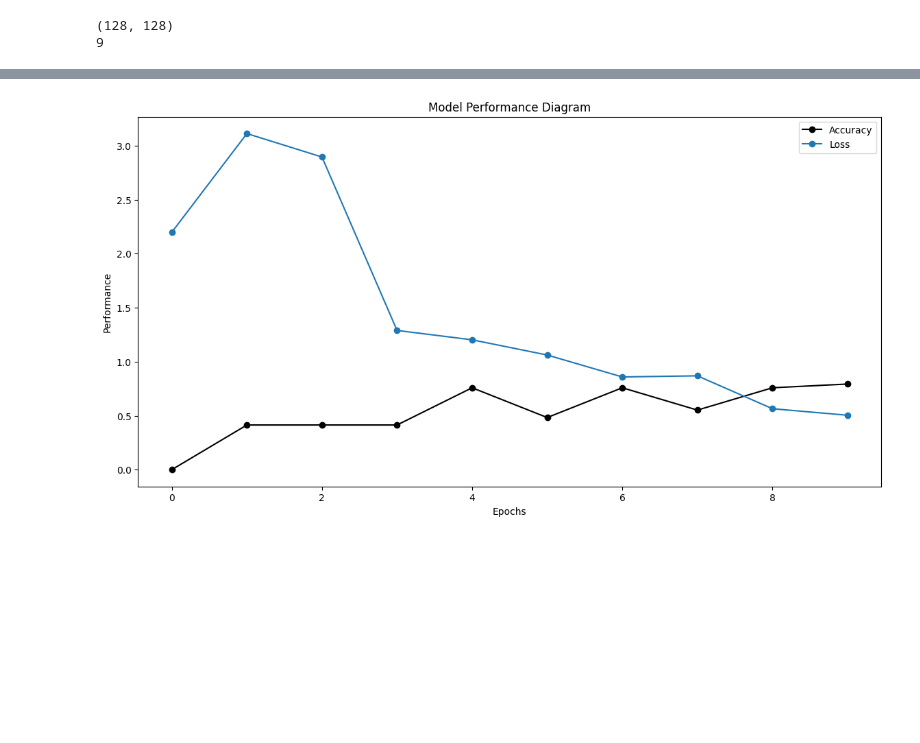
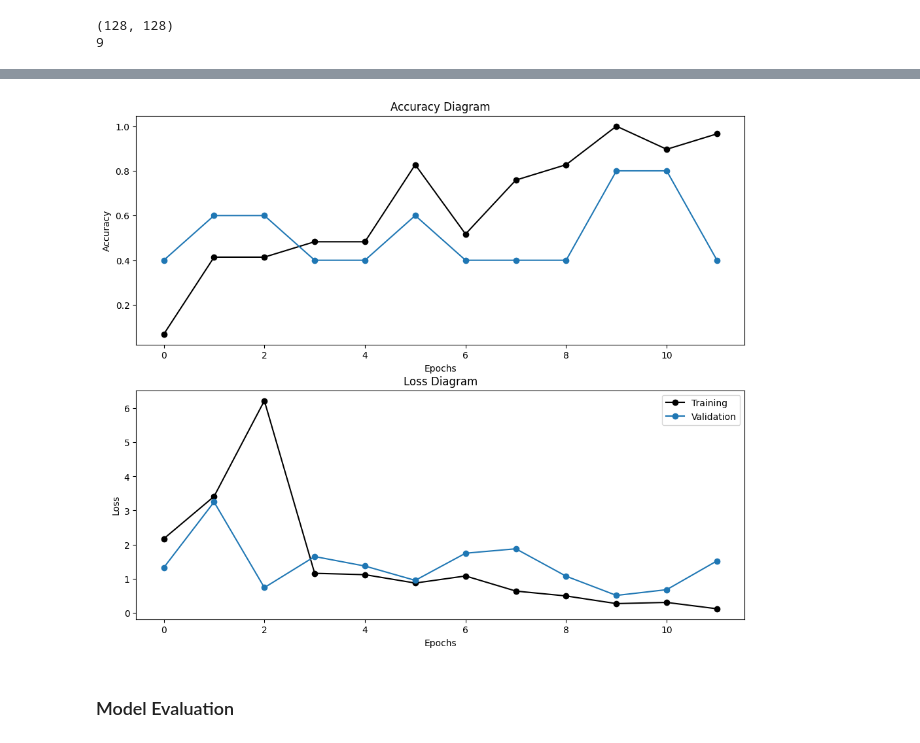
Before and after one commit to mian-adoan98/MLP_Mobile_Phone_Classification, a Jupyter notebook: notebooks/model_development.ipynb, the cells around one changed output, grey strips where cells are left out. Drawn from its saved outputs; the diff is of its cells as text; code cells hidden in the pictures; blank space fills up the shorter version.

```diff
--- a/notebooks/model_development.ipynb
+++ b/notebooks/model_development.ipynb
@@ -177,7 +178,7 @@ def convolutional_neural_network(num_labels):
 cnn_model = convolutional_neural_network(len(class_names))
 # %%
 # train the cnn model
-epochs = 10
+epochs = 12
 model_history = cnn_model.fit(train_ds,
                               validation_data=val_ds,
                               epochs=epochs)
@@ -205,25 +203,34 @@ Epoch 10/10
 # %%
 # define function --> visualise the accuracy and validation of the model
-def model_performance_vis(epochs, acc, loss):
-  plt.figure(figsize=(14, 7))
+def model_performance_vis(epochs, train, validation,target ,ax):
+  # plt.figure(figsize=(14, 7))
   # plot graph for determining accuracy and loss
-  plt.plot(epochs, acc, "o-"  ,label="Accuracy", color="black")
-  plt.plot(epochs, loss, "o-",label="Loss", )
+  ax.plot(epochs, train, "o-"  ,label="Training", color="black")
+  ax.plot(epochs, validation, "o-",label="Validation")
 
   # add graph details
-  plt.xlabel("Epochs")
-  plt.ylabel("Performance")
+  ax.set_xlabel("Epochs")
+  ax.set_ylabel(target)
 
-  plt.title("Model Performance Diagram")
+  ax.set_title(f"{target} Diagram")
   plt.legend()
 
-  plt.show()
+  return ax
 # %%
 # visualise model's performance
+fig, graph = plt.subplots(2,1, figsize=(12, 10))
+# training set
 num_epochs = model_history.epoch
 train_acc = model_history.history["accuracy"]
 train_loss = model_history.history["loss"]
 
-model_performance_vis(num_epochs, train_acc, train_loss)
+# validation set
+val_acc = model_history.history["val_accuracy"]
+val_loss = model_history.history["val_loss"]
+
+graph1 = model_performance_vis(num_epochs, train_acc, val_acc, "Accuracy", ax=graph[0])
+graph2 = model_performance_vis(num_epochs, train_loss, val_loss, "Loss", ax=graph[1])
 # %% [output]
-[figure, old version]
+[figure, new version]
+# %% [markdown]
+### Model Evaluation
```
Also changed, not shown: parts of 3 cells of this notebook.
